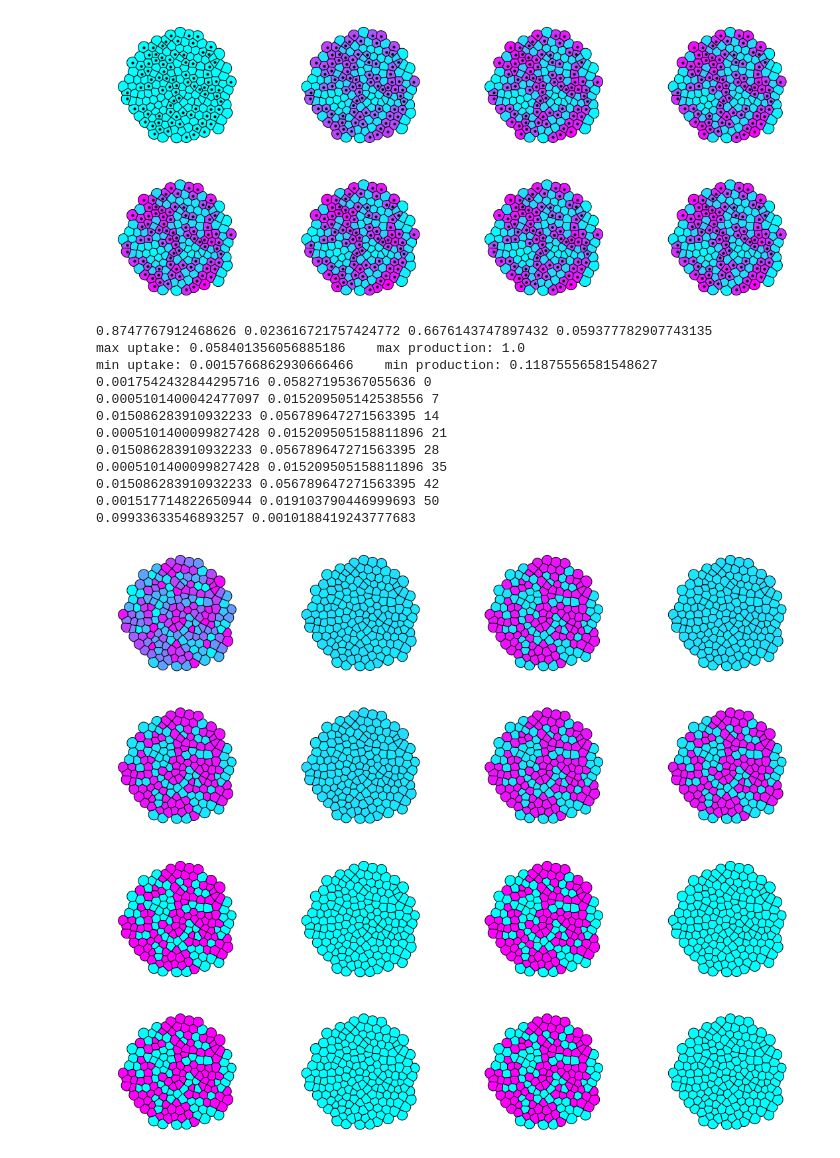
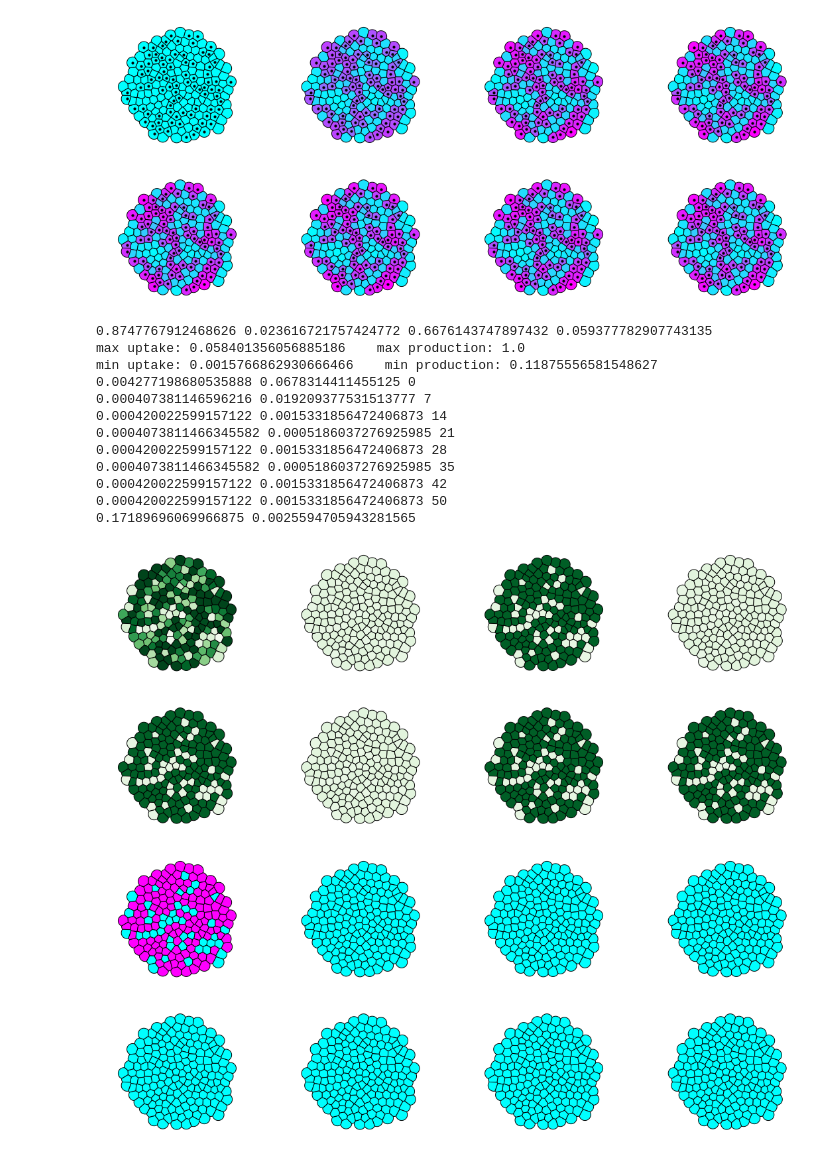
Before and after one commit to SchardtS/Cell-Differentiation, a Jupyter notebook: Mesh generation + diffusion.ipynb, the cells around one changed output. Drawn from its saved outputs; the diff is of its cells as text; code cells hidden in the pictures.

```diff
--- a/Mesh generation + diffusion.ipynb
+++ b/Mesh generation + diffusion.ipynb
@@ -10,10 +32,10 @@ import numpy as np
 import matplotlib.pyplot as plt
 from scipy.spatial import Delaunay
 
-org.r = np.ones(len(org.xy))*1.1# + np.random.normal(0,0.05,len(org.xy))
+org.r = np.ones(len(org.pos))*1.1# + np.random.normal(0,0.05,len(org.pos))
 r = org.r
 polygons = []
-cells = [Point(org.xy[i,:]).buffer(r[i]) for i in range(org.nofCells)]
+cells = [Point(org.pos[i,:]).buffer(r[i]) for i in range(org.nofCells)]
 for i in range(org.nofCells):
     indices = np.where((org.dist[i,:] < r[i] + r[:]) & (org.dist[i,:] != 0))
     cell1 = cells[i]
@@ -21,13 +43,13 @@ for i in range(org.nofCells):
     d = org.dist[i,indices[0]]
     r_neigh = r[indices]
     a = (r[i]**2 - r_neigh**2 + d**2)/(2*d)
-    d12 = org.xy[indices[0],:] - org.xy[i,:]
+    d12 = org.pos[indices[0],:] - org.pos[i,:]
     d12_orth = np.array([d12[:,1],-d12[:,0]]).T
 
-    rect1 = org.xy[i,:] + d12/d[:,None]*a[:,None] + d12_orth/d[:,None]*r[i]
-    rect2 = org.xy[i,:] - d12/d[:,None]*r[i] + d12_orth/d[:,None]*r[i]
-    rect3 = org.xy[i,:] - d12/d[:,None]*r[i] - d12_orth/d[:,None]*r[i]
-    rect4 = org.xy[i,:] + d12/d[:,None]*a[:,None] - d12_orth/d[:,None]*r[i]
+    rect1 = org.pos[i,:] + d12/d[:,None]*a[:,None] + d12_orth/d[:,None]*r[i]
+    rect2 = org.pos[i,:] - d12/d[:,None]*r[i] + d12_orth/d[:,None]*r[i]
+    rect3 = org.pos[i,:] - d12/d[:,None]*r[i] - d12_orth/d[:,None]*r[i]
+    rect4 = org.pos[i,:] + d12/d[:,None]*a[:,None] - d12_orth/d[:,None]*r[i]
 
     for j in range(len(indices[0])):
 
@@ -41,12 +63,12 @@ for i in range(org.nofCells):
 
 def angle_sorted_neighbors(org):
     neighbors = {}
-    tri = Delaunay(org.xy)
+    tri = Delaunay(org.pos)
 
     for i in range(org.nofCells):
         indices = tri.vertex_neighbor_vertices[1][tri.vertex_neighbor_vertices[0][i]:tri.vertex_neighbor_vertices[0][i+1]]
 
-        diff = org.xy[i,:] - org.xy[indices,:]
+        diff = org.pos[i,:] - org.pos[indices,:]
         distance_indices = indices[norm(diff.T) < org.r[i] + org.r[indices]]
         diff = diff[norm(diff.T) < org.r[i] + org.r[indices]]
 
@@ -67,10 +89,10 @@ def circle_intersections(org, neighbors):
             d = org.dist[i,j]
             a = (org.r[i]**2 - org.r[j]**2 + d**2)/(2*d)
             b = (org.r[i]**2 - a**2)**(1/2)
-            d12 = org.xy[j,:] - org.xy[i,:]
+            d12 = org.pos[j,:] - org.pos[i,:]
             d12_orth = np.array([d12[1],-d12[0]]).T
-            xy1 = org.xy[i,:] + a*d12/d + b*d12_orth/d
-            xy2 = org.xy[i,:] + a*d12/d - b*d12_orth/d
+            xy1 = org.pos[i,:] + a*d12/d + b*d12_orth/d
+            xy2 = org.pos[i,:] + a*d12/d - b*d12_orth/d
 
             intersect.append(xy1)
             intersect.append(xy2)
@@ -180,7 +202,7 @@ for i in range(org.nofCells):
         plt.plot(edges[(i,j)][:,0], edges[(i,j)][:,1], color='r', lw=2, zorder=10)
 
 for i in range(org.nofCells):
-    plt.text(org.xy[i,0], org.xy[i,1], str(i),horizontalalignment='center',verticalalignment='center')
+    plt.text(org.pos[i,0], org.pos[i,1], str(i),horizontalalignment='center',verticalalignment='center')
 org.cellPlot(size=0)
 plt.axis('equal')
 plt.axis('off')
@@ -239,6 +258,6 @@ plt.axis('off')
 [figure]
 # %%
-i = 14
+i = 114
 
 x, y = polygons[i].exterior.xy
 plt.plot(x,y,'k')
@@ -248,9 +267,9 @@ for j in neighbors[i]:
     x, y = polygons[j].exterior.xy
     plt.plot(x,y,'k')
 
-plt.text(org.xy[i,0], org.xy[i,1], str(i),horizontalalignment='center',verticalalignment='center')
+plt.text(org.pos[i,0], org.pos[i,1], str(i),horizontalalignment='center',verticalalignment='center')
 for j in neighbors[i]:
-    plt.text(org.xy[j,0], org.xy[j,1], str(j),horizontalalignment='center',verticalalignment='center')
+    plt.text(org.pos[j,0], org.pos[j,1], str(j),horizontalalignment='center',verticalalignment='center')
 #org.cellPlot(size=0)
 plt.axis('equal')
 plt.axis('off')
@@ -524,10 +543,11 @@ s = np.zeros([N+1, org.nofCells])
 s_received = np.random.uniform(0, 2*s_crit, org.nofCells)
 u = np.zeros(org.nofCells)
 v = np.zeros(org.nofCells)
+s[0,:] = s_received/(1 - s_received)/p(f_w(u,v))
+uptake = r_w/γ_w*p(f_w(u,v))*p_s(s[0,:])
 u[uptake > s_crit] = 0.1
 v[uptake <= s_crit] = 0.1
 
-s[0,:] = s_received/(1 - s_received)/p(f_w(u,v))
 I = np.eye(org.nofCells)
 A = (I - dt*D*DXX + γ_s*I)
 
@@ -537,46 +557,46 @@ for i in range(N):
 
     u = np.zeros(org.nofCells)
     v = np.zeros(org.nofCells)
     u[uptake > s_crit] = 0.1
     v[uptake <= s_crit] = 0.1
 
     s[i+1,:] = np.linalg.solve(A, s[i,:] + prod - uptake)
 
-bounds = [np.min(s), np.max(s)]
+bounds = [0,0.1]#[np.min(s), np.max(s)]
 nofPlots = 8
 plt.figure(figsize=(19, 4*(int(nofPlots/4)+1)))
 for i in range(nofPlots):
     plt.subplot(int(nofPlots/4)+1,4,i+1)
     j = int(N/(nofPlots-1)*i)
-    org.cellPlot(s[j,:], size=0, bounds=bounds)
+    org.cellPlot(s[j,:], size=0, bounds=bounds, cmap='Greens')
 
 plt.figure(figsize=(19, 4*(int(nofPlots/4)+1)))
 for i in range(nofPlots):
     plt.subplot(int(nofPlots/4)+1,4,i+1)
     j = int(N/(nofPlots-1)*i)
 
     uptake = r_w/γ_w*p(f_w(u,v))*p_s(s[j,:])
     print(min(uptake), max(uptake),j)
     u = np.zeros(org.nofCells)
     v = np.zeros(org.nofCells)
-    u[uptake > s_crit] = 0.1
-    v[uptake <= s_crit] = 0.1
+    u[uptake < s_crit] = 0.1
+    v[uptake >= s_crit] = 0.1
 
-    org.cellPlot(u, size=0, bounds=[0,0.1])
+    org.cellPlot(v, size=0, bounds=[0,0.1])
 
 print(np.max(s), np.min(s))
 # %% [output]
 0.8747767912468626 0.023616721757424772 0.6676143747897432 0.059377782907743135
 max uptake: 0.058401356056885186    max production: 1.0
 min uptake: 0.0015766862930666466    min production: 0.11875556581548627
-0.0017542432844295716 0.05827195367055636 0
-0.0005101400042477097 0.015209505142538556 7
-0.015086283910932233 0.056789647271563395 14
-0.0005101400099827428 0.015209505158811896 21
-0.015086283910932233 0.056789647271563395 28
-0.0005101400099827428 0.015209505158811896 35
-0.015086283910932233 0.056789647271563395 42
-0.001517714822650944 0.019103790446999693 50
-0.09933633546893257 0.0010188419243777683
+0.004277198680535888 0.0678314411455125 0
+0.000407381146596216 0.019209377531513777 7
+0.000420022599157122 0.0015331856472406873 14
+0.0004073811466345582 0.0005186037276925985 21
+0.000420022599157122 0.0015331856472406873 28
+0.0004073811466345582 0.0005186037276925985 35
+0.000420022599157122 0.0015331856472406873 42
+0.000420022599157122 0.0015331856472406873 50
+0.17189696069966875 0.0025594705943281565
-[figure, old version]
+[figure, new version]
-[figure, old version]
+[figure, new version]
```
Also changed, not shown: parts of 6 cells of this notebook, 1 other file.
